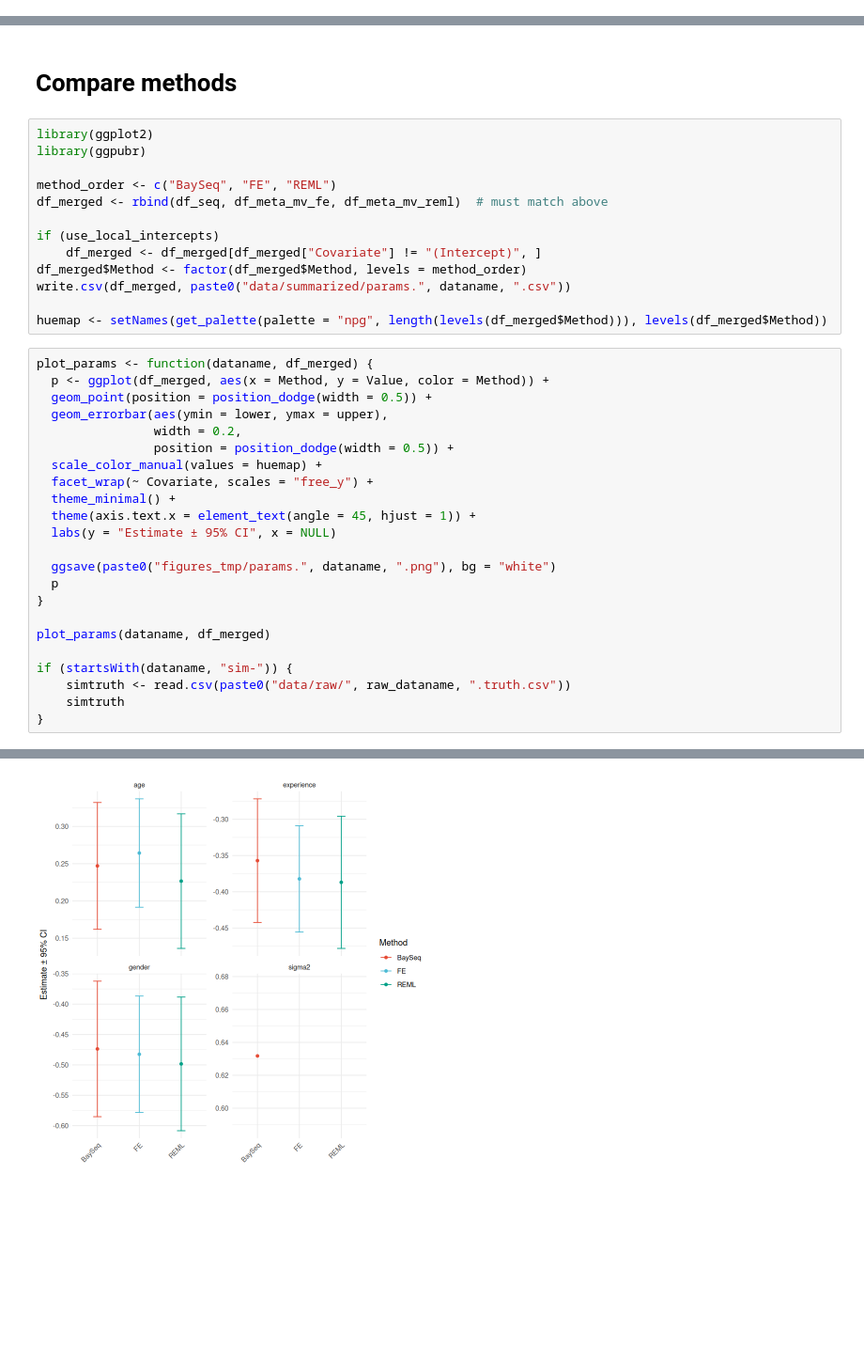
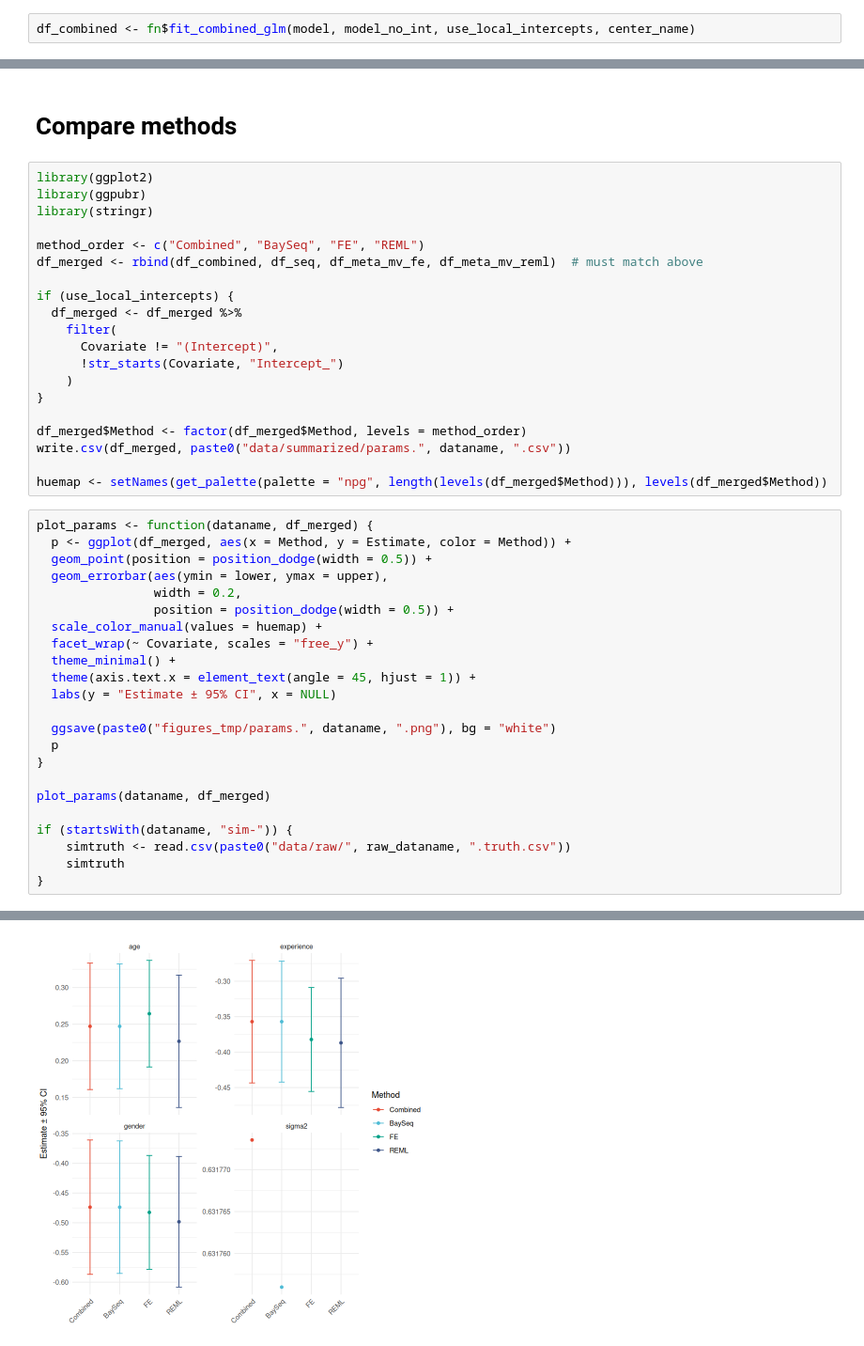
Before and after one commit to lisa-gm/confeR, a Jupyter notebook: notebook.ipynb, the cells around one changed output, grey strips where cells are left out. Shown at 94% size. Cells and saved outputs as stored; diff of their text form; blank space fills up the shorter version.

Commit message:
add combined glm

```diff
--- a/notebook.ipynb
+++ b/notebook.ipynb
@@ -205,0 +191,2 @@ A data.frame: 4 × 5
+# %%
+df_combined <- fn$fit_combined_glm(model, model_no_int, use_local_intercepts, center_name)
@@ -208,39 +197,46 @@ A data.frame: 4 × 5
 # %%
 library(ggplot2)
 library(ggpubr)
+library(stringr)
 
-method_order <- c("BaySeq", "FE", "REML")
-df_merged <- rbind(df_seq, df_meta_mv_fe, df_meta_mv_reml)  # must match above
+method_order <- c("Combined", "BaySeq", "FE", "REML")
+df_merged <- rbind(df_combined, df_seq, df_meta_mv_fe, df_meta_mv_reml)  # must match above
 
-if (use_local_intercepts)
-    df_merged <- df_merged[df_merged["Covariate"] != "(Intercept)", ]
+if (use_local_intercepts) {
+  df_merged <- df_merged %>%
+    filter(
+      Covariate != "(Intercept)",
+      !str_starts(Covariate, "Intercept_")
+    )
+}
+
 df_merged$Method <- factor(df_merged$Method, levels = method_order)
 write.csv(df_merged, paste0("data/summarized/params.", dataname, ".csv"))
 
 huemap <- setNames(get_palette(palette = "npg", length(levels(df_merged$Method))), levels(df_merged$Method))
 # %%
 plot_params <- function(dataname, df_merged) {
-  p <- ggplot(df_merged, aes(x = Method, y = Value, color = Method)) +
+  p <- ggplot(df_merged, aes(x = Method, y = Estimate, color = Method)) +
   geom_point(position = position_dodge(width = 0.5)) +
   geom_errorbar(aes(ymin = lower, ymax = upper),
                 width = 0.2,
                 position = position_dodge(width = 0.5)) +
   scale_color_manual(values = huemap) +
   facet_wrap(~ Covariate, scales = "free_y") +
   theme_minimal() +
   theme(axis.text.x = element_text(angle = 45, hjust = 1)) +
   labs(y = "Estimate ± 95% CI", x = NULL)
 
   ggsave(paste0("figures_tmp/params.", dataname, ".png"), bg = "white")
   p
 }
 
 plot_params(dataname, df_merged)
 
 if (startsWith(dataname, "sim-")) {
     simtruth <- read.csv(paste0("data/raw/", raw_dataname, ".truth.csv"))
     simtruth
 }
 # %% [output]
 Saving 7 x 7 in image
-[figure, old version]
+[figure, new version]
```
Also changed, not shown: parts of 5 cells of this notebook, 2 other files.
